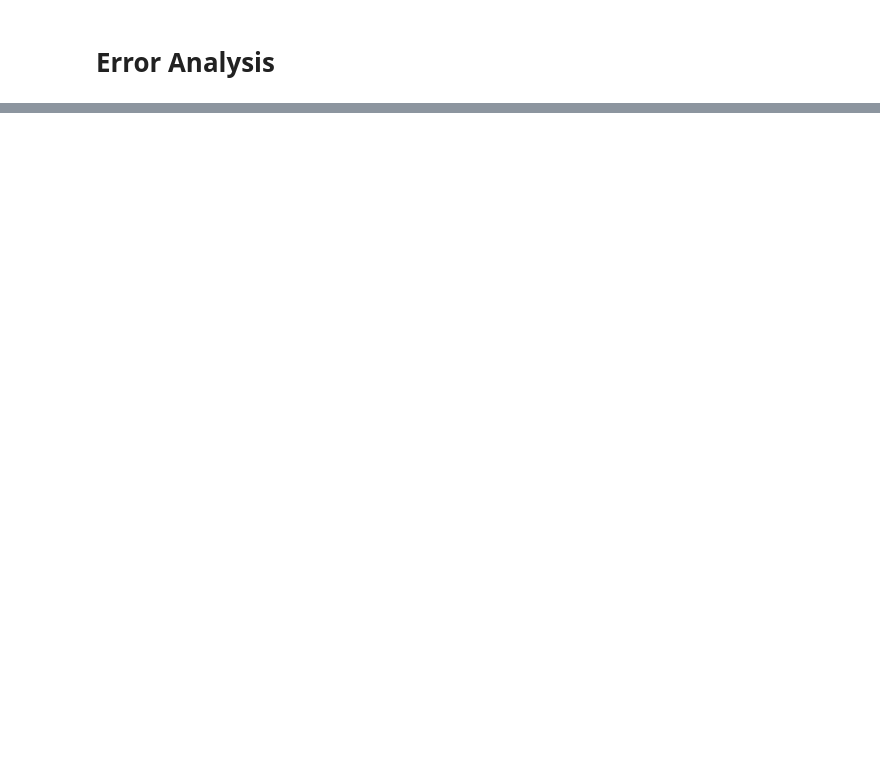
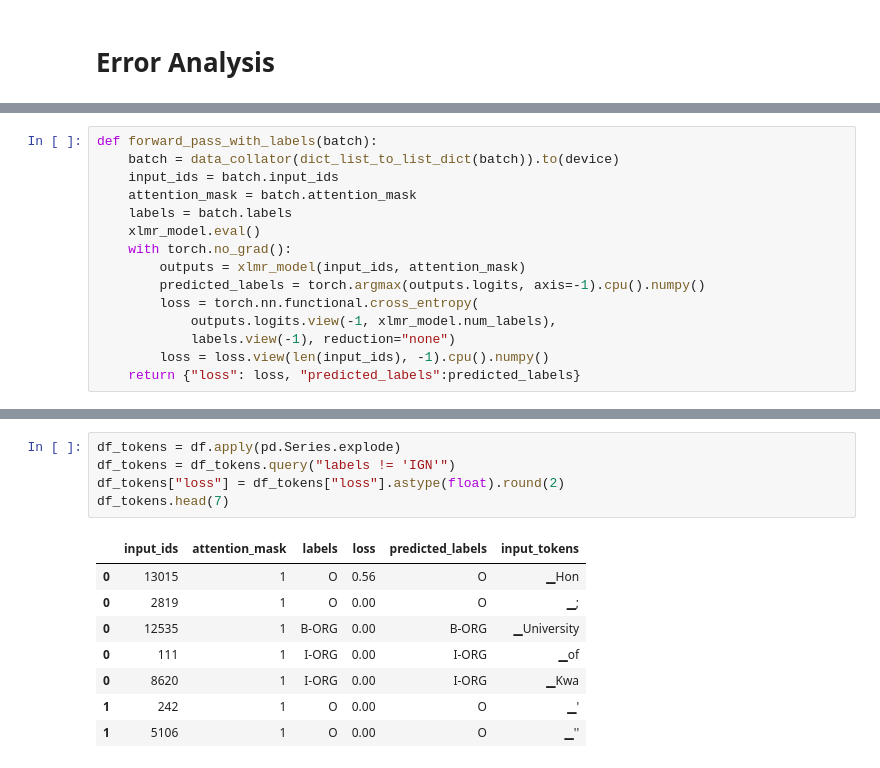
Before and after one commit to Sohaib9920/Transformer_Multilingual_NER, a Jupyter notebook: Transformer_Multilingual_Named_Entity_Recognition.ipynb, the cells around one changed output, grey strips where cells are left out. Saved outputs shown, nothing was run; the diff lists cells and outputs as text; blank space fills up the shorter version.

```diff
--- a/Transformer_Multilingual_Named_Entity_Recognition.ipynb
+++ b/Transformer_Multilingual_Named_Entity_Recognition.ipynb
@@ -423,0 +488,15 @@ tag_text(text_de, xlmr_tokenizer, tuned_xlmr_model)
+# %%
+def forward_pass_with_labels(batch):
+    batch = data_collator(dict_list_to_list_dict(batch)).to(device)
+    input_ids = batch.input_ids
+    attention_mask = batch.attention_mask
+    labels = batch.labels
+    xlmr_model.eval()
+    with torch.no_grad():
+        outputs = xlmr_model(input_ids, attention_mask)
+        predicted_labels = torch.argmax(outputs.logits, axis=-1).cpu().numpy()
+        loss = torch.nn.functional.cross_entropy(
+            outputs.logits.view(-1, xlmr_model.num_labels),
+            labels.view(-1), reduction="none")
+        loss = loss.view(len(input_ids), -1).cpu().numpy()
+    return {"loss": loss, "predicted_labels":predicted_labels}
@@ -423,0 +533,14 @@ tag_text(text_de, xlmr_tokenizer, tuned_xlmr_model)
+# %%
+df_tokens = df.apply(pd.Series.explode)
+df_tokens = df_tokens.query("labels != 'IGN'")
+df_tokens["loss"] = df_tokens["loss"].astype(float).round(2)
+df_tokens.head(7)
+# %% [output]
+|  | input_ids | attention_mask | labels | loss | predicted_labels | input_tokens |
+| 0 | 13015 | 1 | O | 0.56 | O | ▁Hon |
+| 0 | 2819 | 1 | O | 0.00 | O | ▁; |
+| 0 | 12535 | 1 | B-ORG | 0.00 | B-ORG | ▁University |
+| 0 | 111 | 1 | I-ORG | 0.00 | I-ORG | ▁of |
+| 0 | 8620 | 1 | I-ORG | 0.00 | I-ORG | ▁Kwa |
+| 1 | 242 | 1 | O | 0.00 | O | ▁' |
+| 1 | 5106 | 1 | O | 0.00 | O | ▁'' |
```
Also changed, not shown: parts of 50 cells of this notebook.
